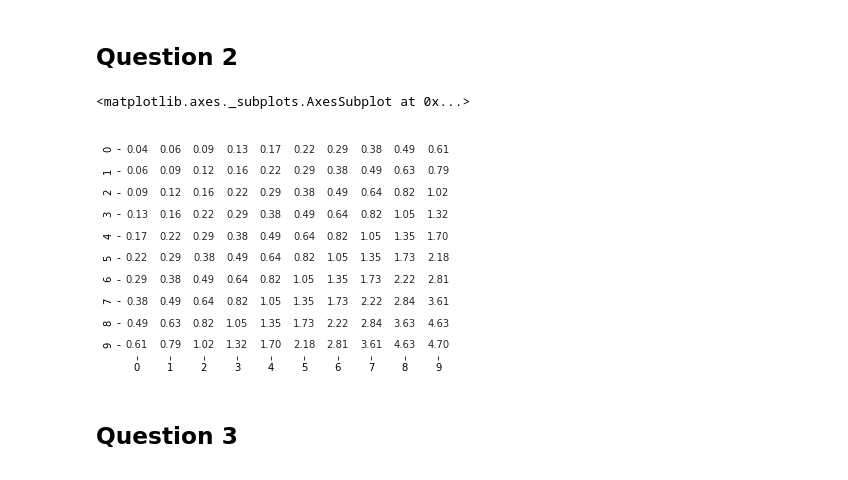
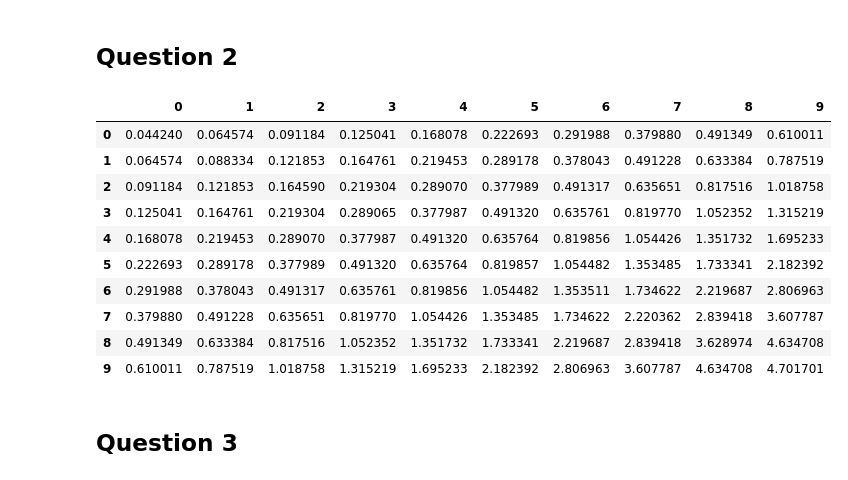
Before and after one commit to maithilibhide/ECE232, a Jupyter notebook: Project3/RL_IRL_ParallelUpdate.ipynb, the cells around one changed output. Cells and saved outputs as stored; diff of their text form; code cells hidden in the pictures.

```diff
--- a/Project3/RL_IRL_ParallelUpdate.ipynb
+++ b/Project3/RL_IRL_ParallelUpdate.ipynb
@@ -233,12 +246,20 @@ P = {}
 <h2> Question 2 </h2>
 # %%
 optimal_state_values_r1 = get_optimal_state_value_fn(reward_fn1, S, A, gamma, 0.01, state_space, w)
-# %%
-sns.heatmap(state_space, annot=optimal_state_values_r1, fmt='.2f', cbar = False,
-            cmap=ListedColormap(['white']))
-# %% [output]
-<matplotlib.axes._subplots.AxesSubplot at 0x...>
-[figure, removed]
+# %%
+display(pd.DataFrame(optimal_state_values_r1))
+# %% [output]
+|  | 0 | 1 | 2 | 3 | 4 | 5 | 6 | 7 | 8 | 9 |
+| 0 | 0.044240 | 0.064574 | 0.091184 | 0.125041 | 0.168078 | 0.222693 | 0.291988 | 0.379880 | 0.491349 | 0.610011 |
+| 1 | 0.064574 | 0.088334 | 0.121853 | 0.164761 | 0.219453 | 0.289178 | 0.378043 | 0.491228 | 0.633384 | 0.787519 |
+| 2 | 0.091184 | 0.121853 | 0.164590 | 0.219304 | 0.289070 | 0.377989 | 0.491317 | 0.635651 | 0.817516 | 1.018758 |
+| 3 | 0.125041 | 0.164761 | 0.219304 | 0.289065 | 0.377987 | 0.491320 | 0.635761 | 0.819770 | 1.052352 | 1.315219 |
+| 4 | 0.168078 | 0.219453 | 0.289070 | 0.377987 | 0.491320 | 0.635764 | 0.819856 | 1.054426 | 1.351732 | 1.695233 |
+| 5 | 0.222693 | 0.289178 | 0.377989 | 0.491320 | 0.635764 | 0.819857 | 1.054482 | 1.353485 | 1.733341 | 2.182392 |
+| 6 | 0.291988 | 0.378043 | 0.491317 | 0.635761 | 0.819856 | 1.054482 | 1.353511 | 1.734622 | 2.219687 | 2.806963 |
+| 7 | 0.379880 | 0.491228 | 0.635651 | 0.819770 | 1.054426 | 1.353485 | 1.734622 | 2.220362 | 2.839418 | 3.607787 |
+| 8 | 0.491349 | 0.633384 | 0.817516 | 1.052352 | 1.351732 | 1.733341 | 2.219687 | 2.839418 | 3.628974 | 4.634708 |
+| 9 | 0.610011 | 0.787519 | 1.018758 | 1.315219 | 1.695233 | 2.182392 | 2.806963 | 3.607787 | 4.634708 | 4.701701 |
 # %% [markdown]
 <h2> Question 3 </h2>
 # %%
```
Also changed, not shown: parts of 13 cells of this notebook.
